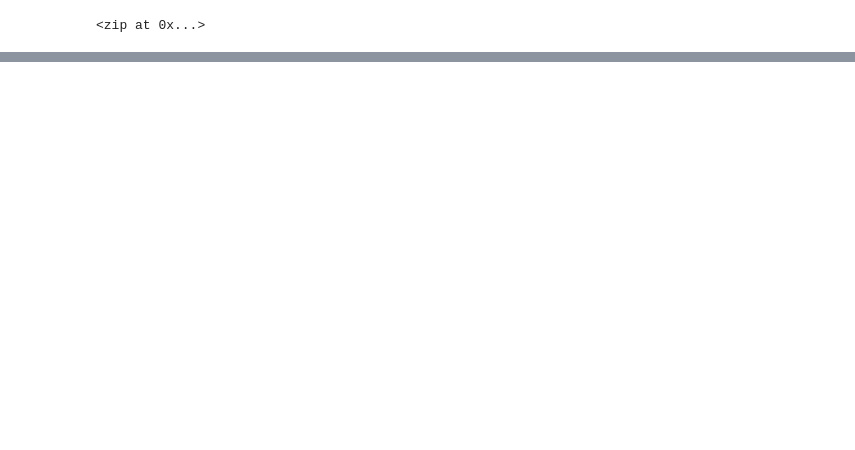
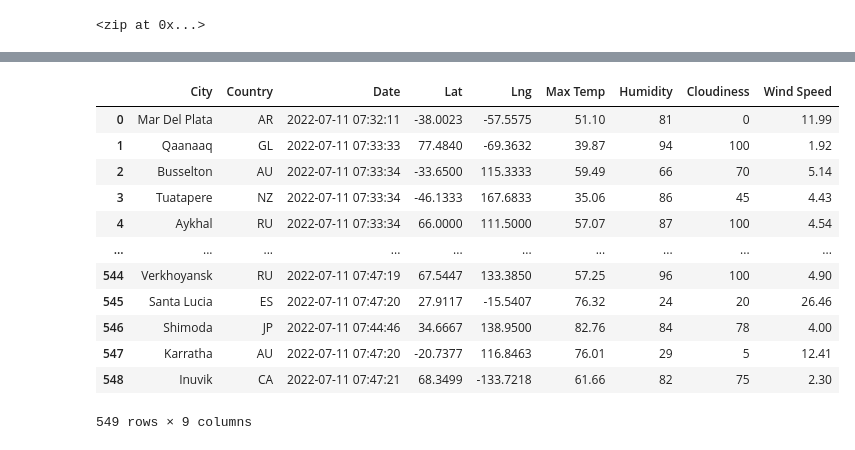
Before and after one commit to kou-rose/World_Weather_Analysis, a Jupyter notebook: WeatherPy.ipynb, the cells around one changed output, grey strips where cells are left out. Saved outputs shown, nothing was run; the diff lists cells and outputs as text; code cells hidden in the pictures; blank space fills up the shorter version.

Commit message:
adding city weather data

```diff
--- a/WeatherPy.ipynb
+++ b/WeatherPy.ipynb
@@ -6,3 +9,12 @@ import numpy as np
+# %%
+# Import the requests library.
+import requests
+
+# Import the API key.
+from config import weather_api_key
+
+# Starting URL for Weather Map API Call.
+url = "http://api.openweathermap.org/data/2.5/weather?units=Imperial&APPID=" + weather_api_key
 # %%
 # Create a set of random latitude and longitude combinations.
 lats = np.random.uniform(low=-90.000, high=90.000, size=1500)
@@ -56,0 +153,4 @@ len(cities)
+# %%
+# Convert the array of dictionaries to a Pandas DataFrame.
+city_data_df = pd.DataFrame(city_data)
+city_data_df.head(10)
@@ -56,0 +169,22 @@ len(cities)
+# %%
+# re order df
+
+new_column_order = ["City", "Country", "Date", "Lat", "Lng", "Max Temp", "Humidity", "Cloudiness", "Wind Speed"]
+
+city_data_df = city_data_df[new_column_order]
+
+city_data_df
+# %% [output]
+|  | City | Country | Date | Lat | Lng | Max Temp | Humidity | Cloudiness | Wind Speed |
+| 0 | Mar Del Plata | AR | 2022-07-11 07:32:11 | -38.0023 | -57.5575 | 51.10 | 81 | 0 | 11.99 |
+| 1 | Qaanaaq | GL | 2022-07-11 07:33:33 | 77.4840 | -69.3632 | 39.87 | 94 | 100 | 1.92 |
+| 2 | Busselton | AU | 2022-07-11 07:33:34 | -33.6500 | 115.3333 | 59.49 | 66 | 70 | 5.14 |
+| 3 | Tuatapere | NZ | 2022-07-11 07:33:34 | -46.1333 | 167.6833 | 35.06 | 86 | 45 | 4.43 |
+| 4 | Aykhal | RU | 2022-07-11 07:33:34 | 66.0000 | 111.5000 | 57.07 | 87 | 100 | 4.54 |
+| ... | ... | ... | ... | ... | ... | ... | ... | ... | ... |
+| 544 | Verkhoyansk | RU | 2022-07-11 07:47:19 | 67.5447 | 133.3850 | 57.25 | 96 | 100 | 4.90 |
+| 545 | Santa Lucia | ES | 2022-07-11 07:47:20 | 27.9117 | -15.5407 | 76.32 | 24 | 20 | 26.46 |
+| 546 | Shimoda | JP | 2022-07-11 07:44:46 | 34.6667 | 138.9500 | 82.76 | 84 | 78 | 4.00 |
+| 547 | Karratha | AU | 2022-07-11 07:47:20 | -20.7377 | 116.8463 | 76.01 | 29 | 5 | 12.41 |
+| 548 | Inuvik | CA | 2022-07-11 07:47:21 | 68.3499 | -133.7218 | 61.66 | 82 | 75 | 2.30 |
+549 rows × 9 columns
```
Also changed, not shown: parts of 7 cells of this notebook, 2 other files.
